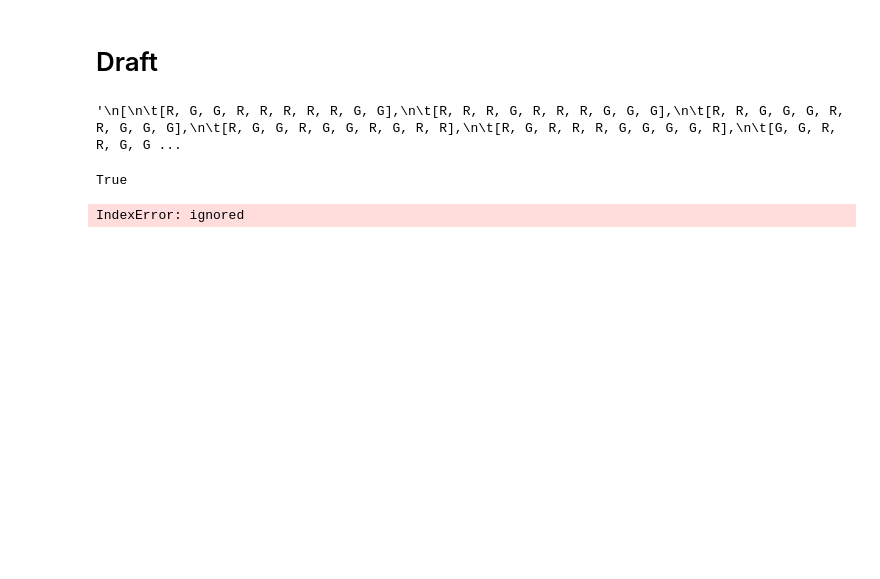
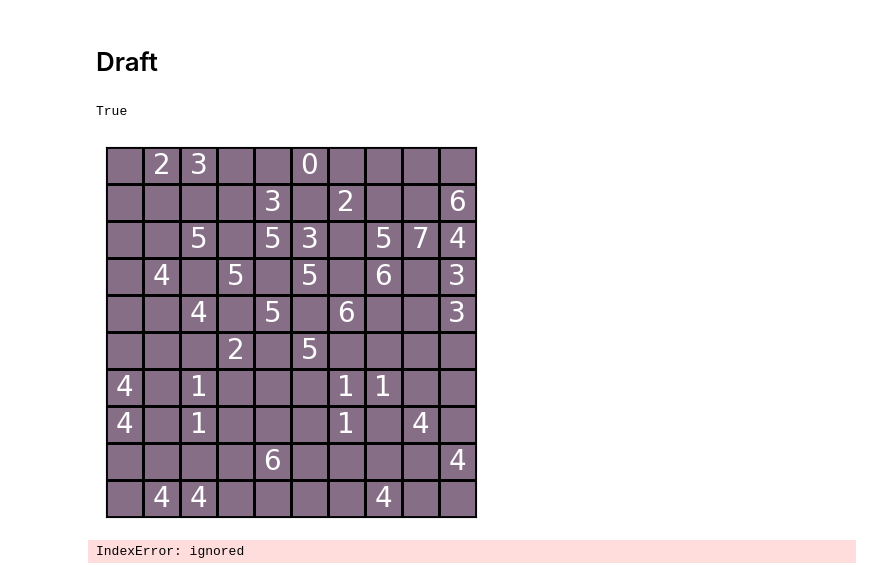
Before and after one commit to trngbro/AI, a Jupyter notebook: Progress20.ipynb, the cells around one changed output. Cells and saved outputs as stored; diff of their text form; code cells hidden in the pictures; blank space fills up the shorter version.

```diff
--- a/Progress20.ipynb
+++ b/Progress20.ipynb
@@ -128,7 +128,7 @@ Requirement already satisfied: six in /usr/local/lib/python3.10/dist-packages (f
 # %%
 import matplotlib.pyplot as plt
 
-def matrix_coloring(matrix_color):
+def matrix_coloring(matrix_color, data = read_file()):
     try:
         color_map = {'red': (204, 0, 0), 'green': (78, 154, 6)}
         colors = [[color_map[val] for val in row] for row in matrix_color]
@@ -148,7 +148,7 @@ def matrix_coloring(matrix_color):
         for j in range(len(matrix_color[0])):
             # Nếu phần tử không phải là dấu chấm, vẽ giá trị của phần tử lên ô tương ứng
             if matrix_color[i][j] != '.':
-                ax.text(j, i, read_file()[i][j], ha="center", va="center", color="white", fontsize=20)
+                ax.text(j, i, data[i][j], ha="center", va="center", color="white", fontsize=20)
 
     # Kẻ đường kẻ cho từng ô con trong ma trận
     for i in range(len(matrix_color)):
@@ -265,22 +265,20 @@ _matrix = [
 	['',  4,  4, '', '', '', '',  4, '', '']
 ]
 
-'''
-[
-	[R, G, G, R, R, R, R, R, G, G],
-	[R, R, R, G, R, R, R, G, G, G],
-	[R, R, G, G, G, R, R, G, G, G],
-	[R, G, G, R, G, G, R, G, R, R],
-	[R, G, R, R, R, G, G, G, G, R],
-	[G, G, R, R, G, G, R, R, G, G],
-	[G, R, R, R, G, R, R, R, R, G],
-	[G, R, R, R, G, R, R, R, R, G],
-	[G, G, R, R, G, G, R, R, G, G],
-	[R, G, G, G, G, G, G, G, G, R]
-]
-'''
+# '''
+# [
+# 	[R, G, G, R, R, R, R, R, G, G],
+# 	[R, R, R, G, R, R, R, G, G, G],
+# 	[R, R, G, G, G, R, R, G, G, G],
+# 	[R, G, G, R, G, G, R, G, R, R],
+# 	[R, G, R, R, R, G, G, G, G, R],
+# 	[G, G, R, R, G, G, R, R, G, G],
+# 	[G, R, R, R, G, R, R, R, R, G],
+# 	[G, R, R, R, G, R, R, R, R, G],
+# 	[G, G, R, R, G, G, R, R, G, G],
+# 	[R, G, G, G, G, G, G, G, G, R]
+# ]
+# '''
-# %% [output]
-'\n[\n\t[R, G, G, R, R, R, R, R, G, G],\n\t[R, R, R, G, R, R, R, G, G, G],\n\t[R, R, G, G, G, R, R, G, G, G],\n\t[R, G, G, R, G, G, R, G, R, R],\n\t[R, G, R, R, R, G, G, G, G, R],\n\t[G, G, R, R, G, G ...
 # %%
 def check(arrays):
     num_cols = len(arrays[0])
@@ -292,7 +290,10 @@ def check(arrays):
 print(check(_matrix))
 # %% [output]
 True
-# %%
-solve(_matrix)
-# %% [output]
-IndexError: ignored
+# %%
+matrix_coloring(_matrix, _matrix)
+
+solve(_matrix)
+# %% [output]
+[figure, added]
+IndexError: ignored
```
